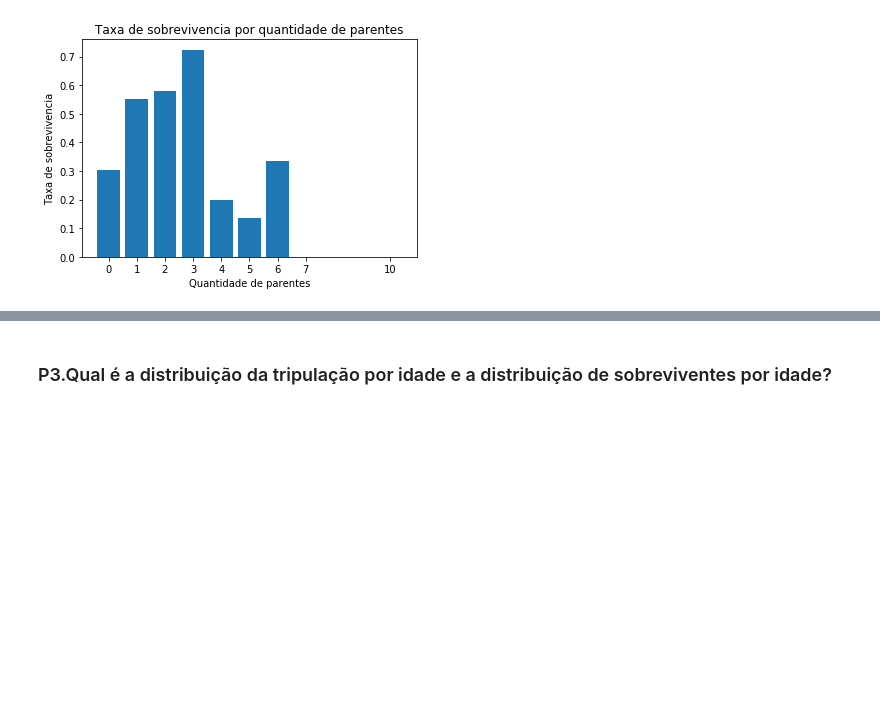
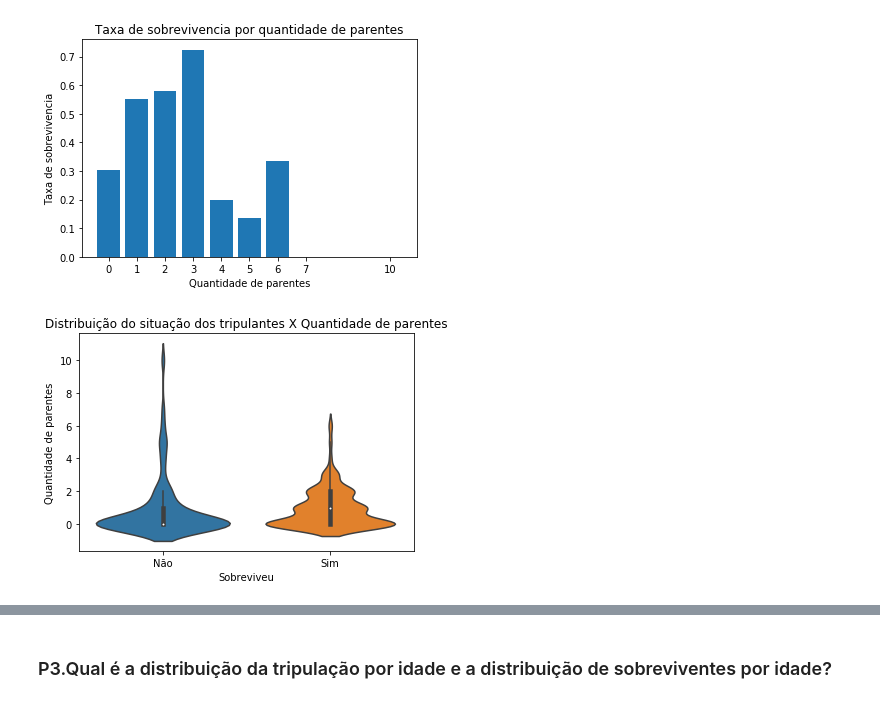
Before and after one commit to marcosdejesus/udacity-data-nd110-project2, a Jupyter notebook: Projeto II - Fundamentos de Data Science I.ipynb, the cells around one changed output, grey strips where cells are left out. Cells and saved outputs as stored; diff of their text form; code cells hidden in the pictures; blank space fills up the shorter version.

```diff
--- a/Projeto II - Fundamentos de Data Science I.ipynb
+++ b/Projeto II - Fundamentos de Data Science I.ipynb
@@ -254,3 +287,12 @@ plt.xticks(rate_relatives.index)
 plt.title('Taxa de sobrevivencia por quantidade de parentes');
 # %% [output]
 [figure]
+# %%
+#Plotando gráfico de violino
+g = sns.violinplot(x='survived',y='relatives',data=df_titanic)
+g.set(xticklabels=['Não','Sim'])
+plt.xlabel('Sobreviveu')
+plt.ylabel('Quantidade de parentes')
+plt.title('Distribuição do situação dos tripulantes X Quantidade de parentes');
+# %% [output]
+[figure, added]
```
Also changed, not shown: parts of 16 cells of this notebook, 1 other file.
